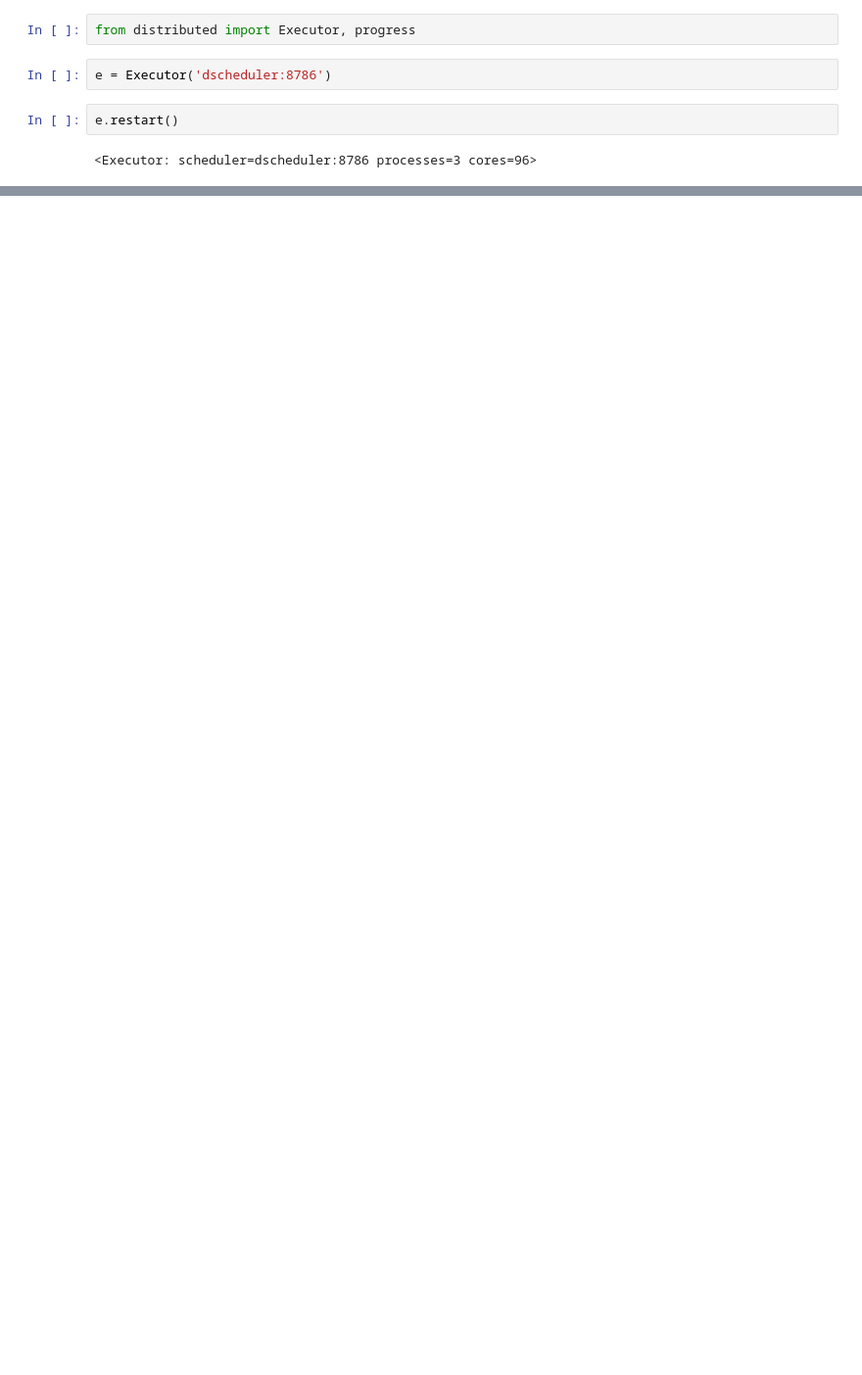
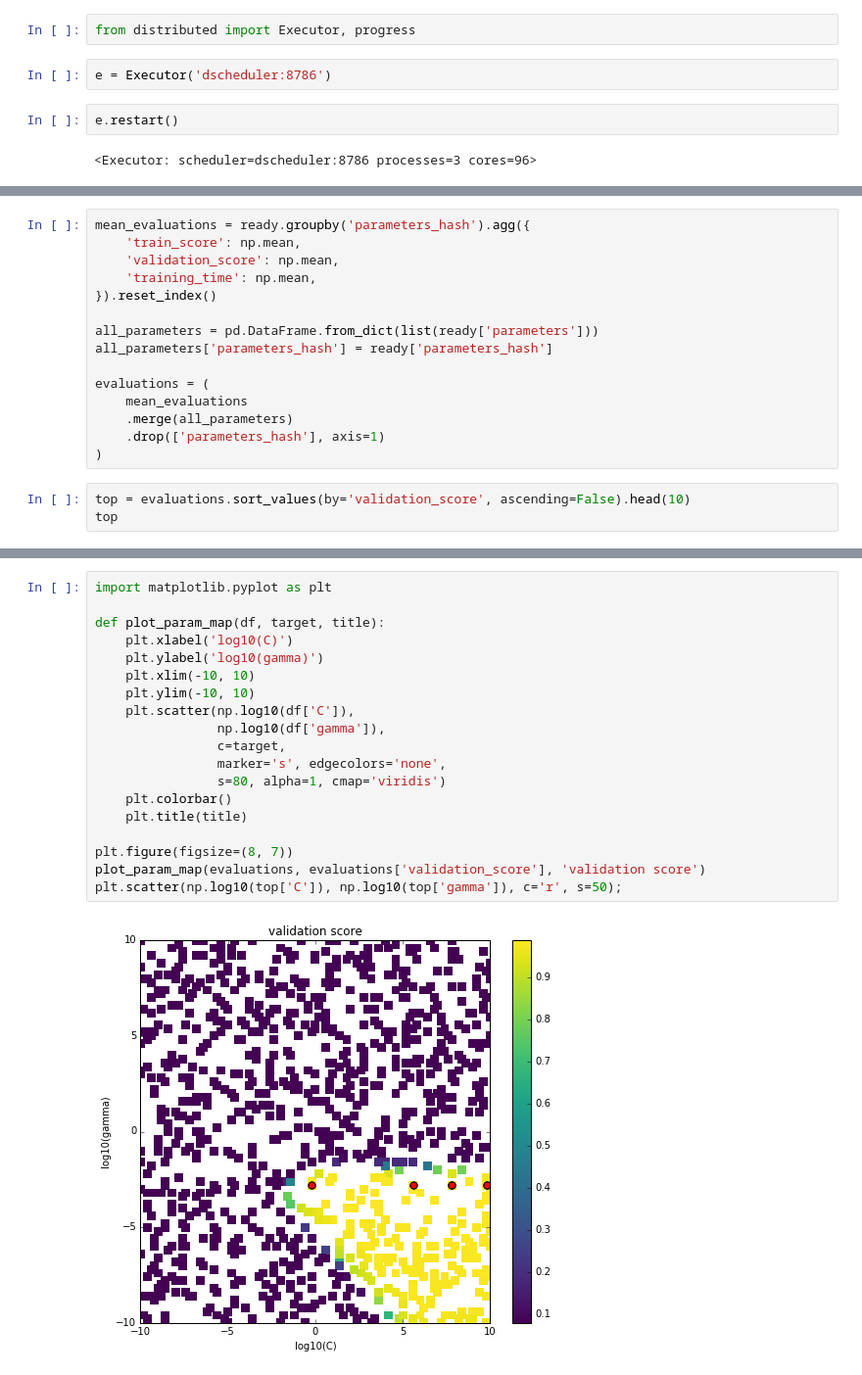
Before and after one commit to ogrisel/docker-distributed, a Jupyter notebook: examples/sklearn_parameter_search.ipynb, the cells around one changed output, grey strips where cells are left out. Shown at 98% size. Cells and saved outputs as stored; diff of their text form; blank space fills up the shorter version.

```diff
--- a/examples/sklearn_parameter_search.ipynb
+++ b/examples/sklearn_parameter_search.ipynb
@@ -278,0 +144,18 @@ Wall time: 5.26 s
+# %%
+mean_evaluations = ready.groupby('parameters_hash').agg({
+    'train_score': np.mean,
+    'validation_score': np.mean,
+    'training_time': np.mean,
+}).reset_index()
+
+all_parameters = pd.DataFrame.from_dict(list(ready['parameters']))
+all_parameters['parameters_hash'] = ready['parameters_hash']
+
+evaluations = (
+    mean_evaluations
+    .merge(all_parameters)
+    .drop(['parameters_hash'], axis=1)
+)
+# %%
+top = evaluations.sort_values(by='validation_score', ascending=False).head(10)
+top
@@ -278,0 +174,21 @@ Wall time: 5.26 s
+# %%
+import matplotlib.pyplot as plt
+
+def plot_param_map(df, target, title):
+    plt.xlabel('log10(C)')
+    plt.ylabel('log10(gamma)')
+    plt.xlim(-10, 10)
+    plt.ylim(-10, 10)
+    plt.scatter(np.log10(df['C']),
+                np.log10(df['gamma']),
+                c=target,
+                marker='s', edgecolors='none',
+                s=80, alpha=1, cmap='viridis')
+    plt.colorbar()
+    plt.title(title)
+
+plt.figure(figsize=(8, 7))
+plot_param_map(evaluations, evaluations['validation_score'], 'validation score')
+plt.scatter(np.log10(top['C']), np.log10(top['gamma']), c='r', s=50);
+# %% [output]
+[figure, added]
```
Also changed, not shown: parts of 56 cells of this notebook.
